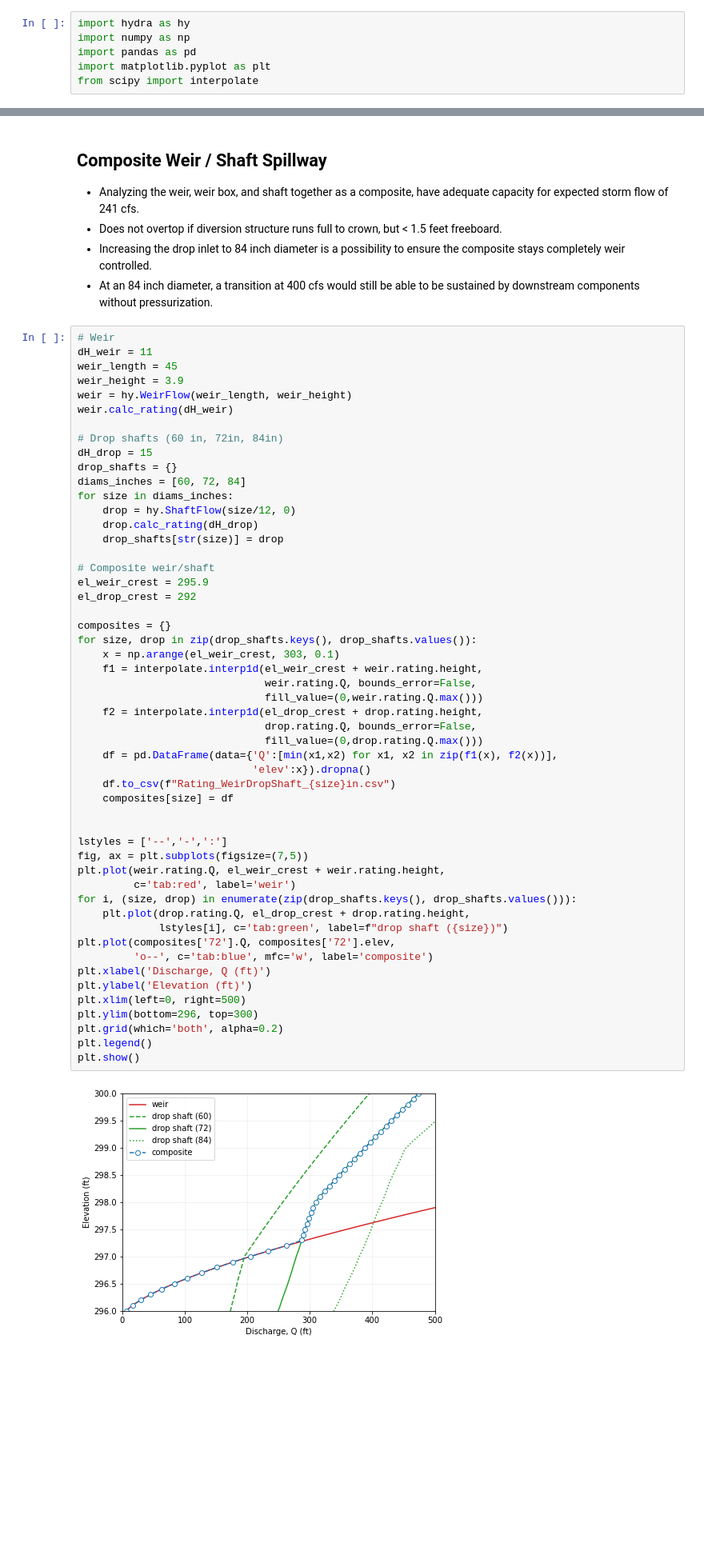
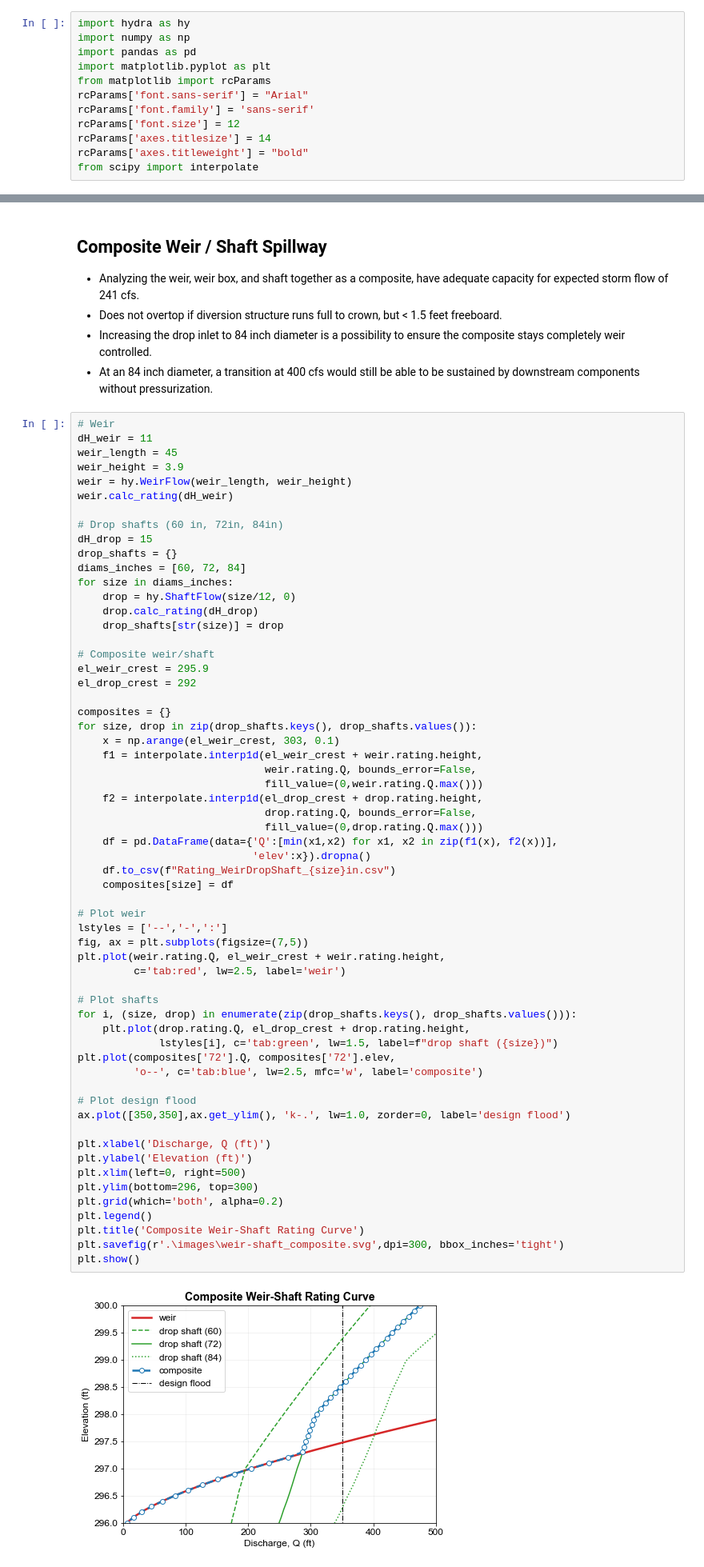
Before and after one commit to kckuei/outlet-hydraulics, a Jupyter notebook: OutletCalcs.ipynb, the cells around one changed output, grey strips where cells are left out. Shown at 80% size. Saved outputs shown, nothing was run; the diff lists cells and outputs as text; blank space fills up the shorter version.

```diff
--- a/OutletCalcs.ipynb
+++ b/OutletCalcs.ipynb
@@ -3,6 +3,12 @@ import hydra as hy
 import numpy as np
 import pandas as pd
 import matplotlib.pyplot as plt
+from matplotlib import rcParams
+rcParams['font.sans-serif'] = "Arial"
+rcParams['font.family'] = 'sans-serif'
+rcParams['font.size'] = 12
+rcParams['axes.titlesize'] = 14
+rcParams['axes.titleweight'] = "bold"
 from scipy import interpolate
 # %% [markdown]
 # Outlet Characterization
@@ -135,38 +147,46 @@ el_weir_crest = 295.9
 el_drop_crest = 292
 
 composites = {}
 for size, drop in zip(drop_shafts.keys(), drop_shafts.values()):
     x = np.arange(el_weir_crest, 303, 0.1)
     f1 = interpolate.interp1d(el_weir_crest + weir.rating.height,
                               weir.rating.Q, bounds_error=False,
                               fill_value=(0,weir.rating.Q.max()))
     f2 = interpolate.interp1d(el_drop_crest + drop.rating.height,
                               drop.rating.Q, bounds_error=False,
                               fill_value=(0,drop.rating.Q.max()))
     df = pd.DataFrame(data={'Q':[min(x1,x2) for x1, x2 in zip(f1(x), f2(x))],
                             'elev':x}).dropna()
     df.to_csv(f"Rating_WeirDropShaft_{size}in.csv")
     composites[size] = df
 
-
+# Plot weir
 lstyles = ['--','-',':']
 fig, ax = plt.subplots(figsize=(7,5))
 plt.plot(weir.rating.Q, el_weir_crest + weir.rating.height,
-         c='tab:red', label='weir')
+         c='tab:red', lw=2.5, label='weir')
+
+# Plot shafts
 for i, (size, drop) in enumerate(zip(drop_shafts.keys(), drop_shafts.values())):
     plt.plot(drop.rating.Q, el_drop_crest + drop.rating.height,
-             lstyles[i], c='tab:green', label=f"drop shaft ({size})")
+             lstyles[i], c='tab:green', lw=1.5, label=f"drop shaft ({size})")
 plt.plot(composites['72'].Q, composites['72'].elev,
-         'o--', c='tab:blue', mfc='w', label='composite')
+         'o--', c='tab:blue', lw=2.5, mfc='w', label='composite')
+
+# Plot design flood
+ax.plot([350,350],ax.get_ylim(), 'k-.', lw=1.0, zorder=0, label='design flood')
+
 plt.xlabel('Discharge, Q (ft)')
 plt.ylabel('Elevation (ft)')
 plt.xlim(left=0, right=500)
 plt.ylim(bottom=296, top=300)
 plt.grid(which='both', alpha=0.2)
 plt.legend()
+plt.title('Composite Weir-Shaft Rating Curve')
+plt.savefig(r'.\images\weir-shaft_composite.svg',dpi=300, bbox_inches='tight')
 plt.show()
 # %% [output]
-[figure, old version]
+[figure, new version]
 # %% [markdown]
 ## Pressurized Flow in Shaft and Culvert Sections Combined
 * Pressurized calculations consider pressurized flow through shaft and downstream culverts (tube-like) sections.
```
Also changed, not shown: parts of 7 cells of this notebook, 8 other files.
